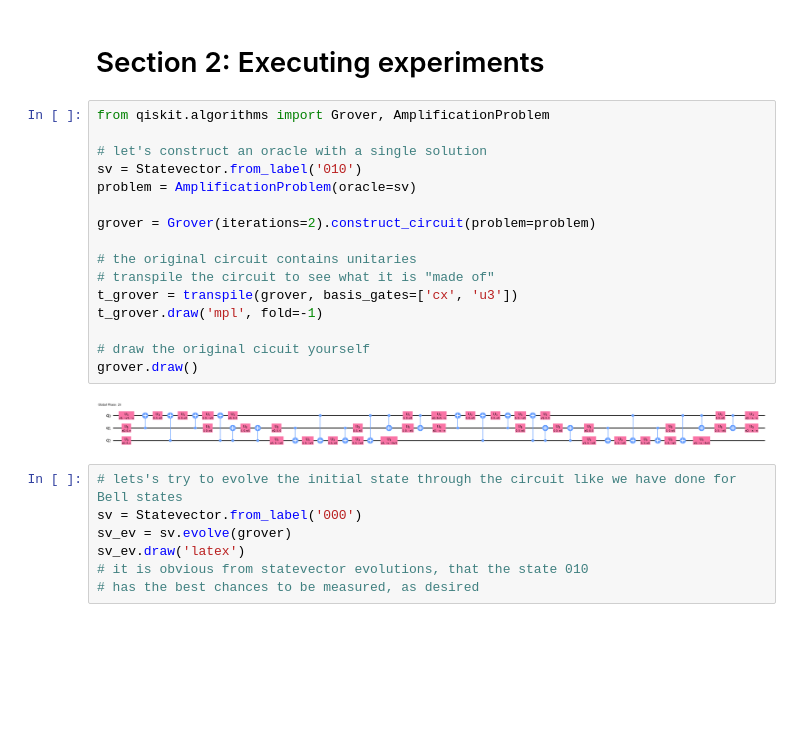
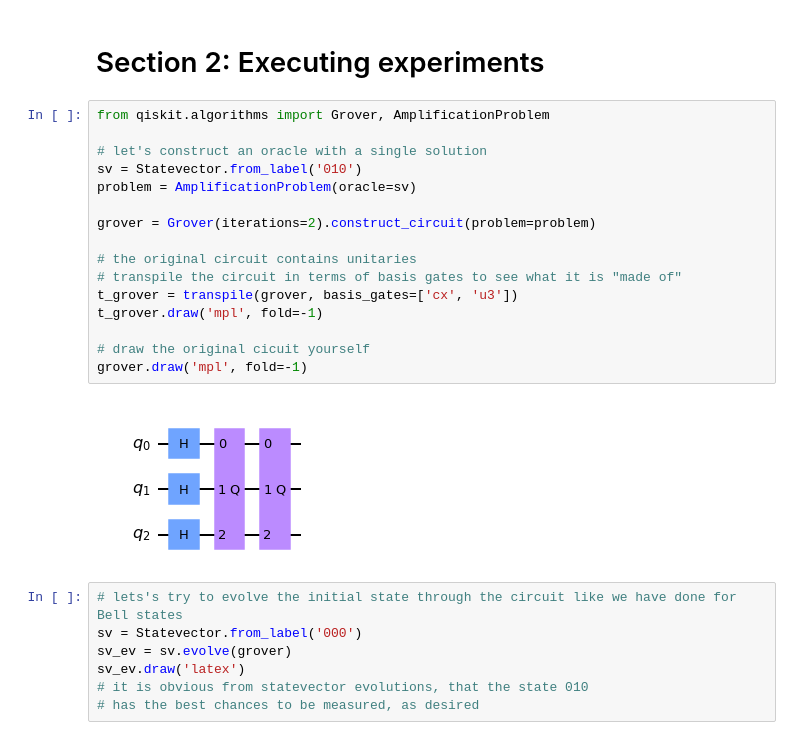
Before and after one commit to petr-ivashkov/qiskit-cert-workbook, a Jupyter notebook: workbook.ipynb, the cells around one changed output. Saved outputs shown, nothing was run; the diff lists cells and outputs as text; blank space fills up the shorter version.

```diff
--- a/workbook.ipynb
+++ b/workbook.ipynb
@@ -212,21 +209,21 @@ q_1: ─────────────┤ X ├
 # %%
 from qiskit.algorithms import Grover, AmplificationProblem
 
 # let's construct an oracle with a single solution
 sv = Statevector.from_label('010')
 problem = AmplificationProblem(oracle=sv)
 
 grover = Grover(iterations=2).construct_circuit(problem=problem)
 
 # the original circuit contains unitaries
-# transpile the circuit to see what it is "made of"
+# transpile the circuit in terms of basis gates to see what it is "made of"
 t_grover = transpile(grover, basis_gates=['cx', 'u3'])
 t_grover.draw('mpl', fold=-1)
 
 # draw the original cicuit yourself
-grover.draw()
+grover.draw('mpl', fold=-1)
 # %% [output]
-[figure, old version]
+[figure, new version]
 # %%
 # lets's try to evolve the initial state through the circuit like we have done for Bell states
 sv = Statevector.from_label('000')
```
Also changed, not shown: parts of 14 cells of this notebook.
